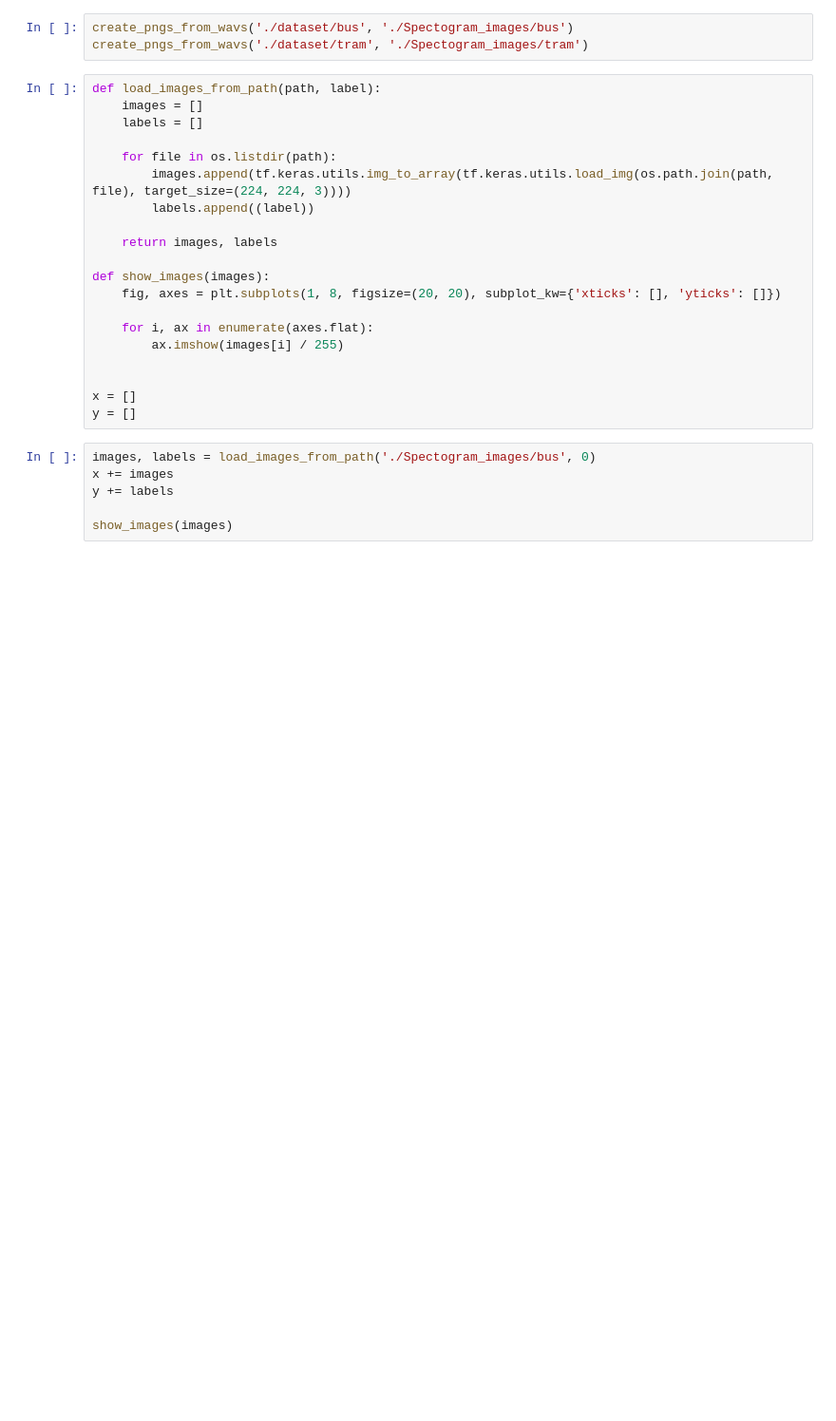
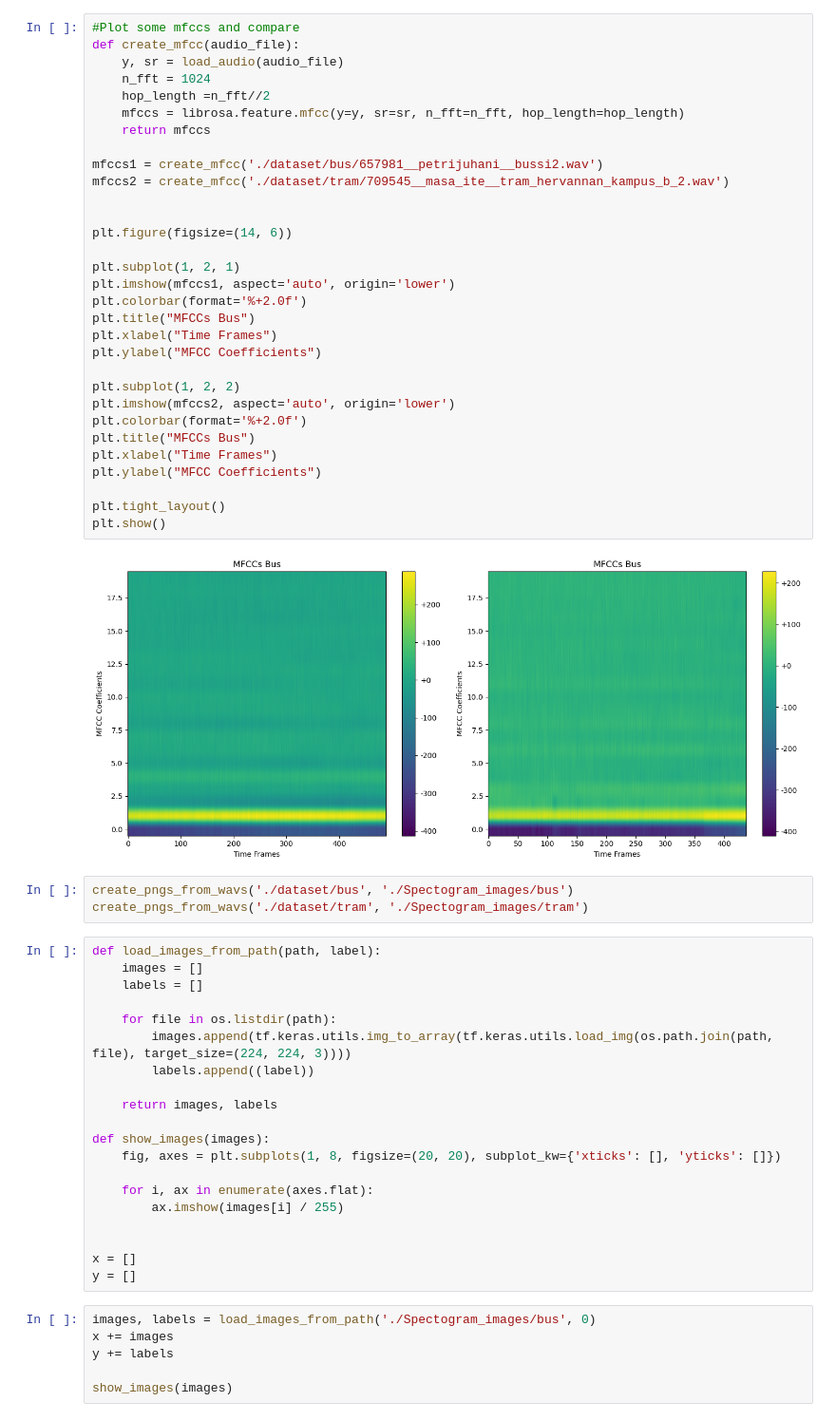
Before and after one commit to huytruong1998/vehicle-audio-processing, a Jupyter notebook: Audio_Project_Notebook.ipynb, the cells around one changed output. Shown at 95% size. Drawn from its saved outputs; the diff is of its cells as text; blank space fills up the shorter version.

```diff
--- a/Audio_Project_Notebook.ipynb
+++ b/Audio_Project_Notebook.ipynb
@@ -36,3 +113,36 @@ def create_pngs_from_wavs(input_path, output_path):
+# %%
+#Plot some mfccs and compare
+def create_mfcc(audio_file):
+    y, sr = load_audio(audio_file)
+    n_fft = 1024
+    hop_length =n_fft//2
+    mfccs = librosa.feature.mfcc(y=y, sr=sr, n_fft=n_fft, hop_length=hop_length)
+    return mfccs
+
+mfccs1 = create_mfcc('./dataset/bus/657981__petrijuhani__bussi2.wav')
+mfccs2 = create_mfcc('./dataset/tram/709545__masa_ite__tram_hervannan_kampus_b_2.wav')
+
+
+plt.figure(figsize=(14, 6))
+
+plt.subplot(1, 2, 1)
+plt.imshow(mfccs1, aspect='auto', origin='lower')
+plt.colorbar(format='%+2.0f')
+plt.title("MFCCs Bus")
+plt.xlabel("Time Frames")
+plt.ylabel("MFCC Coefficients")
+
+plt.subplot(1, 2, 2)
+plt.imshow(mfccs2, aspect='auto', origin='lower')
+plt.colorbar(format='%+2.0f')
+plt.title("MFCCs Bus")
+plt.xlabel("Time Frames")
+plt.ylabel("MFCC Coefficients")
+
+plt.tight_layout()
+plt.show()
+# %% [output]
+[figure, added]
 # %%
 create_pngs_from_wavs('./dataset/bus', './Spectogram_images/bus')
 create_pngs_from_wavs('./dataset/tram', './Spectogram_images/tram')
```
Also changed, not shown: parts of 12 cells of this notebook, 2 other files.
